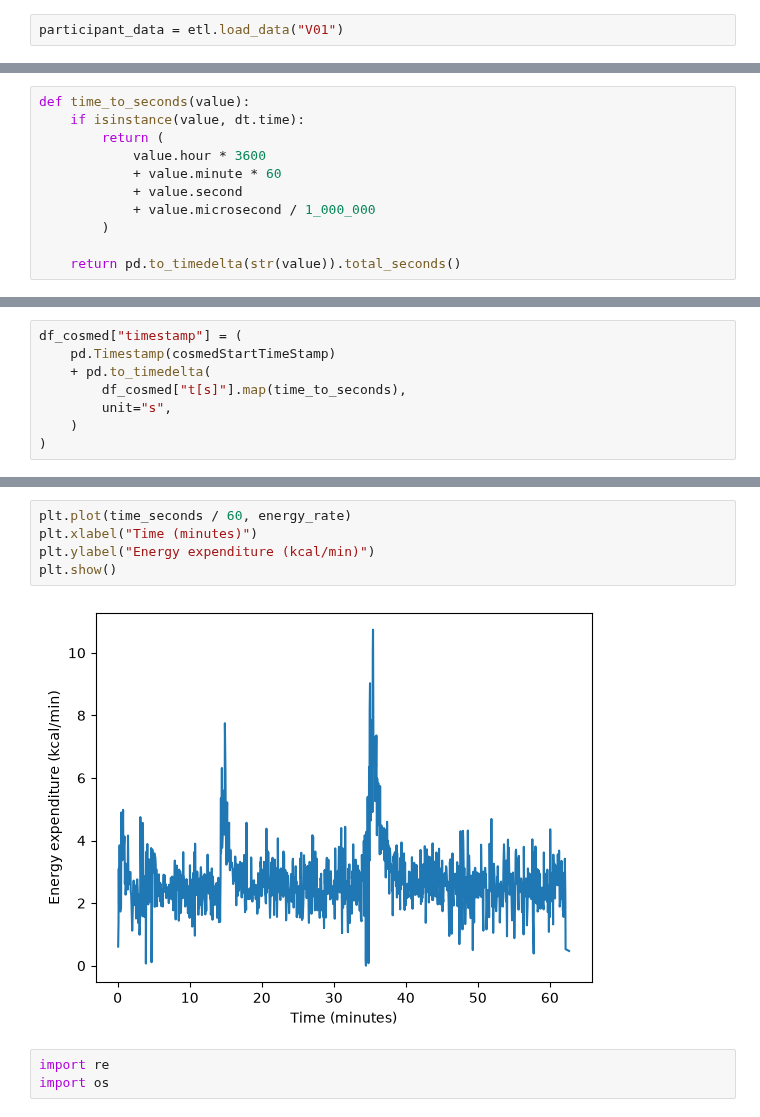
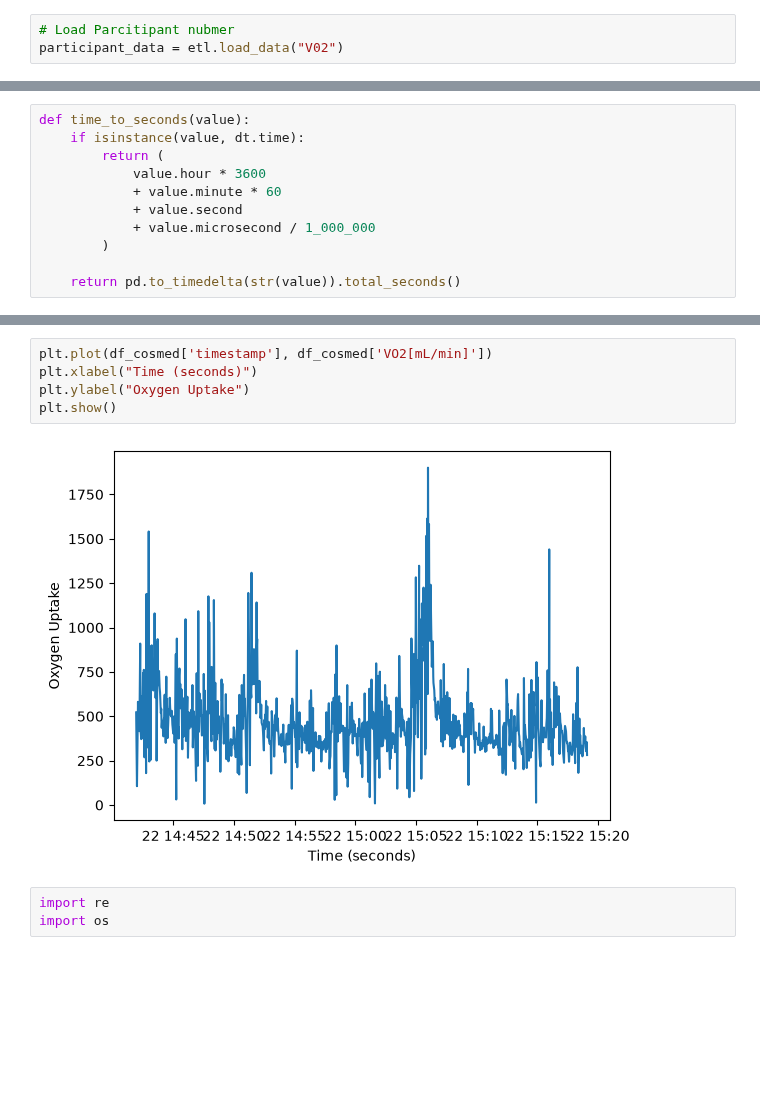
Before and after one commit to n7-sehgalr/wearable-mlee, a Jupyter notebook: notebooks/groundtruth.ipynb, the cells around one changed output, grey strips where cells are left out. Drawn from its saved outputs; the diff is of its cells as text; blank space fills up the shorter version.

```diff
--- a/notebooks/groundtruth.ipynb
+++ b/notebooks/groundtruth.ipynb
@@ -31,7 +31,8 @@ Extension: .csv
 dict_keys(['metadata_features', 'metadata', 'devices'])
 dict_keys(['bia', 'exg', 'one_rm', 'ip', 'imu', 'cosmed', 'lactate', 'markers', 'lpt'])
 # %%
-participant_data = etl.load_data("V01")
+# Load Parcitipant nubmer
+participant_data = etl.load_data("V02")
 # %% [output]
 Extension: .csv
 Extension: .mat
@@ -129,11 +142,3 @@ oxygenUptake = np.asarray(df_cosmed.iloc[:, 5])
-# %%
-df_cosmed["timestamp"] = (
-    pd.Timestamp(cosmedStartTimeStamp)
-    + pd.to_timedelta(
-        df_cosmed["t[s]"].map(time_to_seconds),
-        unit="s",
-    )
-)
 # %%
 df_cosmed["timestamp"]
 # %% [output]
@@ -164,10 +301,10 @@ np.float64(169.94683333333336)
 # %%
-plt.plot(time_seconds / 60, energy_rate)
-plt.xlabel("Time (minutes)")
-plt.ylabel("Energy expenditure (kcal/min)")
+plt.plot(df_cosmed['timestamp'], df_cosmed['VO2[mL/min]'])
+plt.xlabel("Time (seconds)")
+plt.ylabel("Oxygen Uptake")
 plt.show()
 # %% [output]
-[figure, old version]
+[figure, new version]
 # %%
 import re
 import os
```
Also changed, not shown: parts of 17 cells of this notebook, 1 other file.
